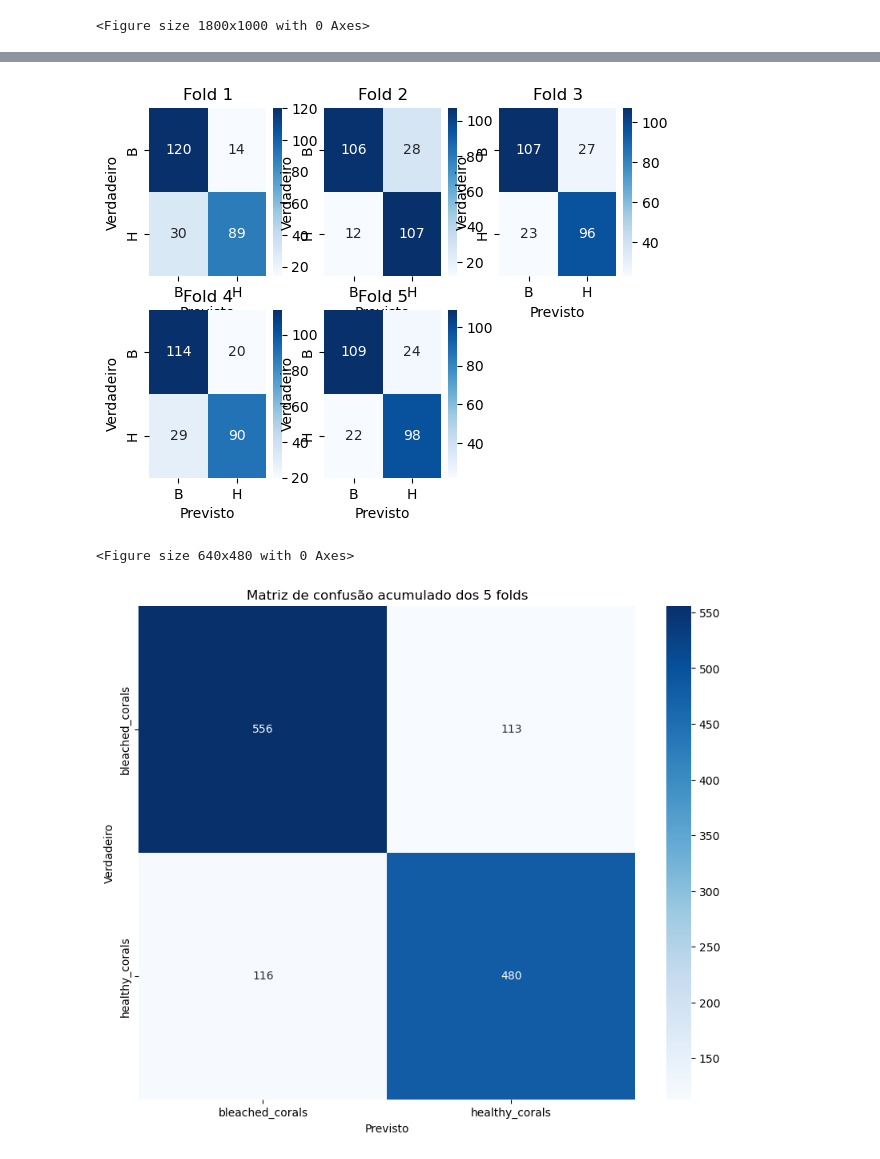
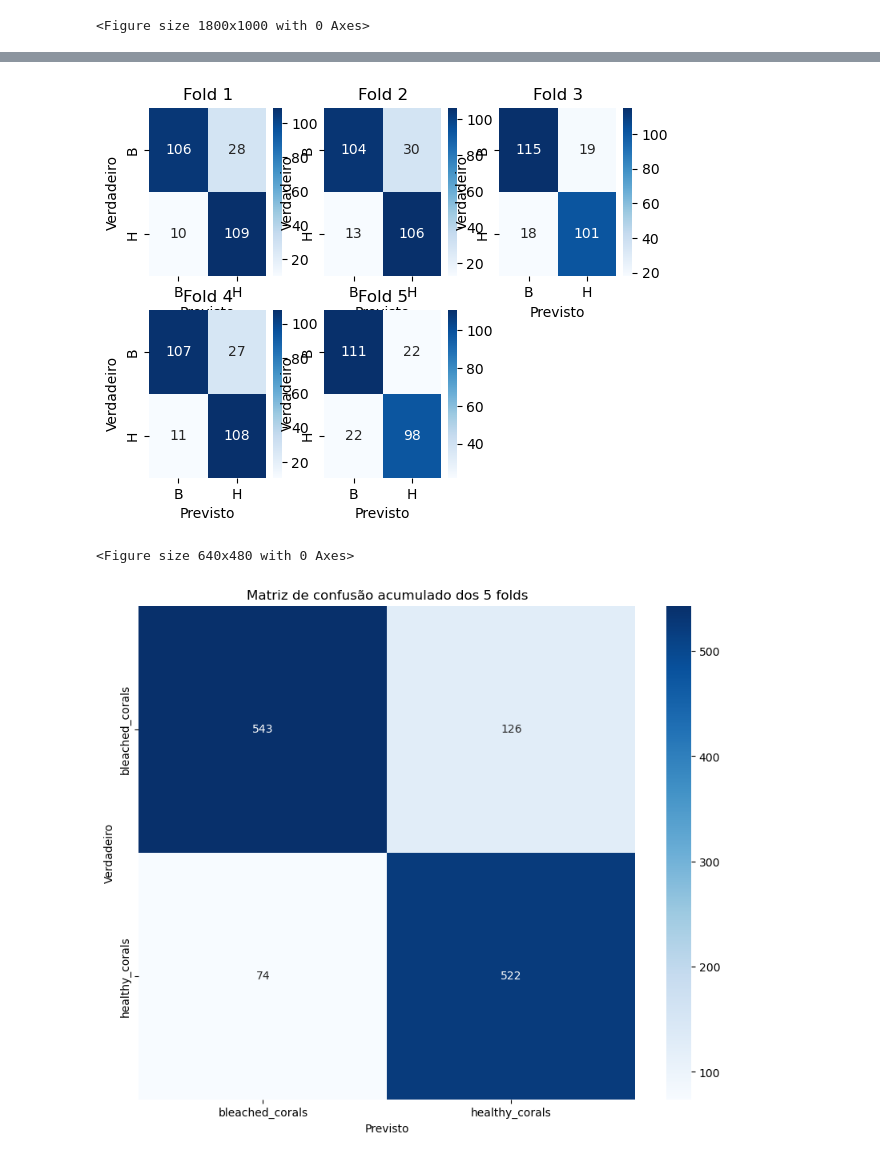
Before and after one commit to HenriqueContini/BleachedCoralCNN, a Jupyter notebook: CNN_BleachedCorals.ipynb, the cells around one changed output, grey strips where cells are left out. Cells and saved outputs as stored; diff of their text form; code cells hidden in the pictures.

```diff
--- a/CNN_BleachedCorals.ipynb
+++ b/CNN_BleachedCorals.ipynb
@@ -59,8 +59,8 @@ epochs = 200
 # %%
 image_paths = []
 labels = []
-class_names = sorted([d for d in os.listdir(dataset_dir) if os.path.isdir(os.path.join(dataset_dir, d))])
-class_map = {name: i for i, name in enumerate(class_names)}
+class_map = {'healthy_corals': 0, 'bleached_corals': 1}
+class_names = ['healthy_corals', 'bleached_corals']
 
 print(f"Classes encontradas: {class_map}")
 
@@ -90,22 +90,31 @@ def create_model():
         Input(shape=(img_size, img_size, 3)),
         data_augmentation,
         Rescaling(1./255),
-        Conv2D(filters=16, kernel_size=(5, 5), activation="relu", kernel_initializer="he_normal", padding="same"),
+        Conv2D(filters=32, kernel_size=(3, 3), padding="same"),
         BatchNormalization(),
-        AveragePooling2D(pool_size=(2, 2)),
-        Conv2D(filters=48, kernel_size=(5, 5), activation="relu", kernel_initializer="he_normal", padding="same"),
+        Activation("relu"),
+        MaxPooling2D(pool_size=(2, 2)),
+        Conv2D(filters=96, kernel_size=(3, 3), padding="same"),
         BatchNormalization(),
-        AveragePooling2D(pool_size=(2, 2)),
-        Conv2D(filters=16, kernel_size=(3, 3), activation="relu", kernel_initializer="he_normal", padding="same"),
+        Activation("relu"),
+        MaxPooling2D(pool_size=(2, 2)),
+        Conv2D(filters=240, kernel_size=(3, 3), padding="same"),
         BatchNormalization(),
-        AveragePooling2D(pool_size=(2, 2)),
+        Activation("relu"),
+        MaxPooling2D(pool_size=(2, 2)),
+        Conv2D(filters=320, kernel_size=(7, 7), padding="same"),
+        BatchNormalization(),
+        Activation("relu"),
+        MaxPooling2D(pool_size=(2, 2)),
         Flatten(),
-        Dense(units=576, activation="relu", kernel_initializer="he_normal"),
+        Dense(units=336, activation="relu"),
         Dropout(0.2),
-        Dense(units=528, activation="relu", kernel_initializer="he_normal"),
-        Dropout(0.3),
+        Dense(units=896, activation="relu"),
+        Dropout(0.0),
         Dense(units=1, activation="sigmoid")
     ])
+
+    model.load_weights('weights/checkpoint.weights.h5')
 
     optimizer = Adam(learning_rate=1e-4)
 
@@ -172,7 +181,7 @@ for fold, (train_idx, val_idx) in enumerate(skf.split(image_paths, labels)):
         verbose=1
     )
 
-    rlr = ReduceLROnPlateau(monitor="val_accuracy", factor=0.2, patience=15, verbose=True)
+    rlr = ReduceLROnPlateau(monitor="val_accuracy", factor=0.2, patience=10, verbose=True)
 
     history = model.fit(
         train_ds,
@@ -241,4 +250,4 @@ Score for fold 5: Loss=0.4688; Accuracy=0.8182; Precision=0.8033; Recall=0.8167;
-[figure, old version]
+[figure, new version]
 # %%
 plt.tight_layout() # Ajusta automaticamente os parâmetros do subplot para evitar sobreposição
 plt.suptitle('Matriz de confusão por fold', y=1.02, fontsize=16) # Título geral para os subplots
@@ -254,7 +263,7 @@ plt.ylabel('Verdadeiro')
 plt.title('Matriz de confusão acumulado dos 5 folds')
 plt.show()
 # %% [output]
-[figure, old version]
+[figure, new version]
 # %%
 print("\n" + "="*50)
 print("Resultados Finais da Validação Cruzada K-Folds")
```
Also changed, not shown: parts of 4 cells of this notebook, 13 other files.
